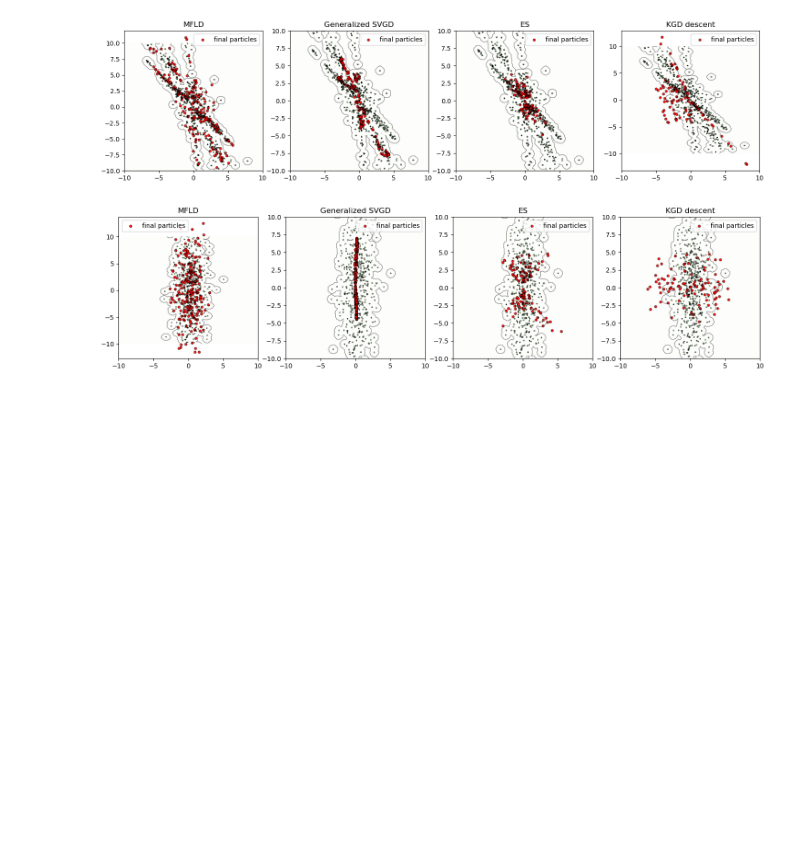
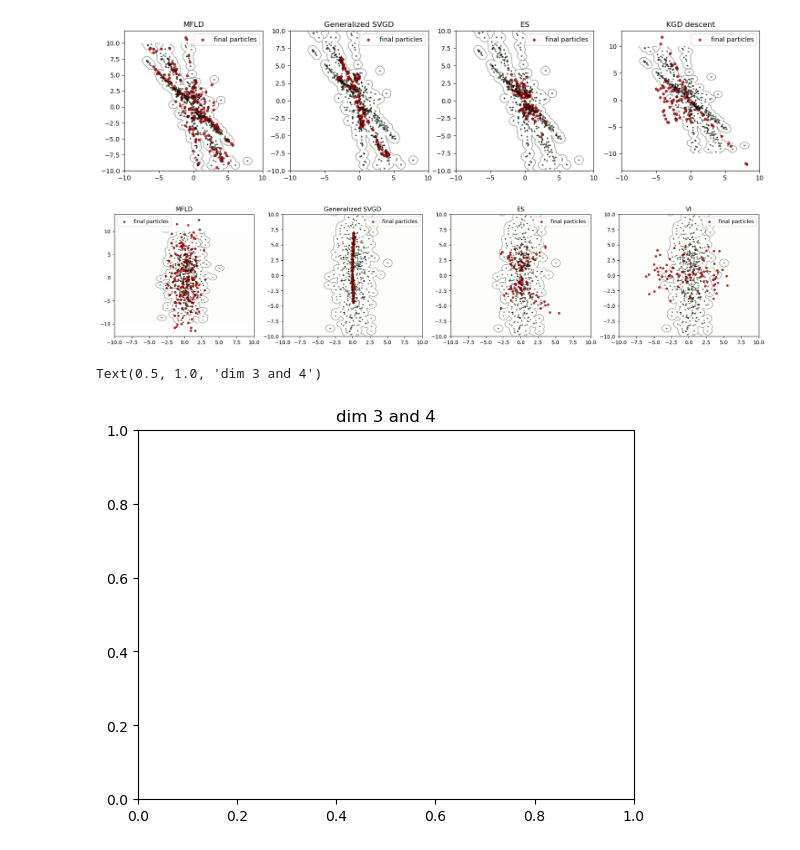
Before and after one commit to congyewang/kgd-code, a Jupyter notebook: figure-2.ipynb, the cells around one changed output. Cells and saved outputs as stored; diff of their text form; code cells hidden in the pictures; blank space fills up the shorter version.

```diff
--- a/figure-2.ipynb
+++ b/figure-2.ipynb
@@ -574,7 +574,7 @@ for ind, expe in enumerate(list(results_NN.keys())[1:]):
         X, Y, Z,
         levels=100,          # plus de niveaux pour un dégradé lisse
         cmap='GnBu',
-        alpha=0.2     # transparence du fond
+        alpha=0.8     # transparence du fond
     )
 
     # Lignes de contour par-dessus
@@ -583,7 +583,7 @@ for ind, expe in enumerate(list(results_NN.keys())[1:]):
         levels=10,
         colors='black',
         linewidths=0.8,
-        alpha=0.5
+        alpha=0.2
     )
 
     # Points très contrastés
@@ -615,7 +615,6 @@ for ind, expe in enumerate(list(results_NN.keys())[1:]):
 def kde_mfld_dim34(x):
     X = results_NN["MFLD REF"]["X_fin"][:,2:]
     n = X.shape[0]
-    #print(X.shape)
     h = 1.0 / jnp.sqrt(n)
 
     diff = (X - x) / h
@@ -645,38 +644,37 @@ for ind, expe in enumerate(list(results_NN.keys())[1:]):
         cmap='GnBu',
         alpha=0.2     # transparence du fond
     )
 
     # Lignes de contour par-dessus
     axes[ind].contour(
         X, Y, Z,
         levels=10,
         colors='black',
         linewidths=0.8,
         alpha=0.5
     )
 
     # Points très contrastés
     axes[ind].scatter(
         results_NN_loaded[expe]["X_fin"][:, 2],
         results_NN_loaded[expe]["X_fin"][:, 3],
         label="final particles",
         c='red',
         edgecolor='black',
         linewidth=0.5,
         s=15,
         alpha=0.9
     )
 
     # axes[ind].set_xlim(-5, 5)
     # axes[ind].set_ylim(-5, 5)
-    if expe == "VI":
-        axes[ind].set_title("KGD descent")
-    else:
-        axes[ind].set_title(expe)
+    axes[ind].set_title(expe)
     axes[ind].legend()
 
-# plt.tight_layout()
-# plt.show()
-# plt.title("dim 3 and 4")
+plt.title("dim 3 and 4")
+plt.tight_layout()
+plt.show()
 # %% [output]
-[figure, old version]
+[figure, new version]
+Text(0.5, 1.0, 'dim 3 and 4')
+[figure, added]
```
Also changed, not shown: 5 other files.
